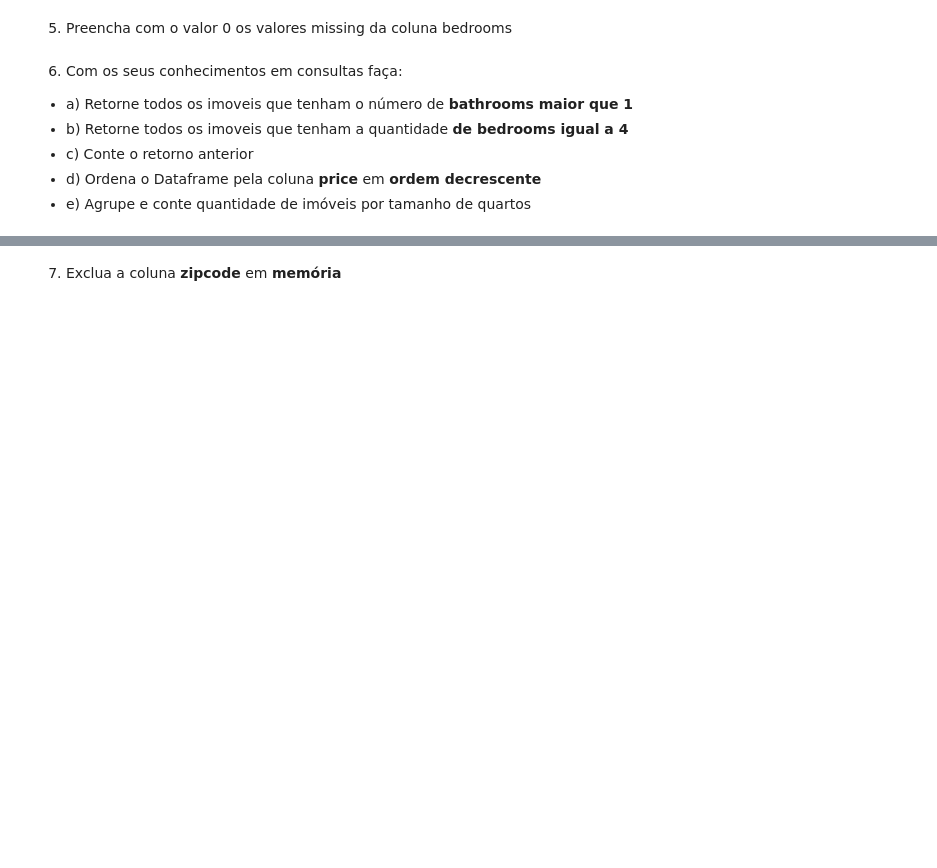
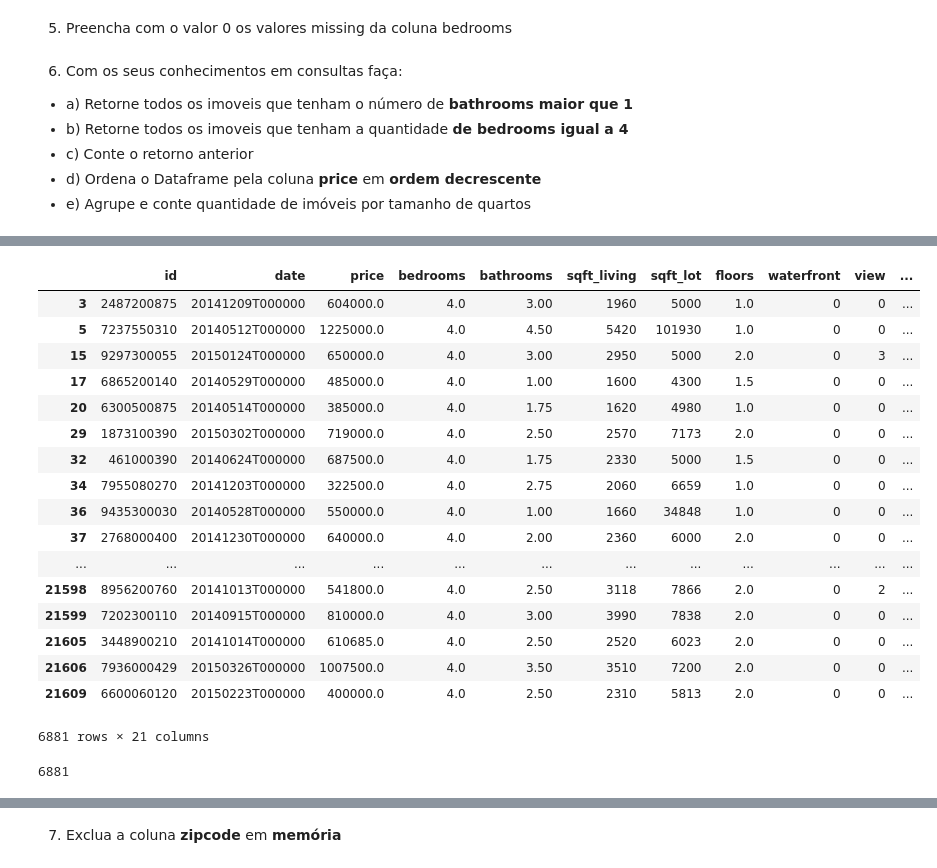
Before and after one commit to willsilvano/minerando-dados-mentoria, a Jupyter notebook: notebooks/exercicios/me-data-analysis-exercicios.ipynb, the cells around one changed output, grey strips where cells are left out. Saved outputs shown, nothing was run; the diff lists cells and outputs as text; code cells hidden in the pictures; blank space fills up the shorter version.

```diff
--- a/notebooks/exercicios/me-data-analysis-exercicios.ipynb
+++ b/notebooks/exercicios/me-data-analysis-exercicios.ipynb
@@ -33,0 +143,27 @@ import pandas as pd
+# %%
+# b) Retorne todos os imoveis que tenham a quantidade de bedrooms igual a 4
+df[df.bedrooms == 4]
+# %% [output]
+|  | id | date | price | bedrooms | bathrooms | sqft_living | sqft_lot | floors | waterfront | view | ... |
+| 3 | 2487200875 | 20141209T000000 | 604000.0 | 4.0 | 3.00 | 1960 | 5000 | 1.0 | 0 | 0 | ... |
+| 5 | 7237550310 | 20140512T000000 | 1225000.0 | 4.0 | 4.50 | 5420 | 101930 | 1.0 | 0 | 0 | ... |
+| 15 | 9297300055 | 20150124T000000 | 650000.0 | 4.0 | 3.00 | 2950 | 5000 | 2.0 | 0 | 3 | ... |
+| 17 | 6865200140 | 20140529T000000 | 485000.0 | 4.0 | 1.00 | 1600 | 4300 | 1.5 | 0 | 0 | ... |
+| 20 | 6300500875 | 20140514T000000 | 385000.0 | 4.0 | 1.75 | 1620 | 4980 | 1.0 | 0 | 0 | ... |
+| 29 | 1873100390 | 20150302T000000 | 719000.0 | 4.0 | 2.50 | 2570 | 7173 | 2.0 | 0 | 0 | ... |
+| 32 | 461000390 | 20140624T000000 | 687500.0 | 4.0 | 1.75 | 2330 | 5000 | 1.5 | 0 | 0 | ... |
+| 34 | 7955080270 | 20141203T000000 | 322500.0 | 4.0 | 2.75 | 2060 | 6659 | 1.0 | 0 | 0 | ... |
+| 36 | 9435300030 | 20140528T000000 | 550000.0 | 4.0 | 1.00 | 1660 | 34848 | 1.0 | 0 | 0 | ... |
+| 37 | 2768000400 | 20141230T000000 | 640000.0 | 4.0 | 2.00 | 2360 | 6000 | 2.0 | 0 | 0 | ... |
+| ... | ... | ... | ... | ... | ... | ... | ... | ... | ... | ... | ... |
+| 21598 | 8956200760 | 20141013T000000 | 541800.0 | 4.0 | 2.50 | 3118 | 7866 | 2.0 | 0 | 2 | ... |
+| 21599 | 7202300110 | 20140915T000000 | 810000.0 | 4.0 | 3.00 | 3990 | 7838 | 2.0 | 0 | 0 | ... |
+| 21605 | 3448900210 | 20141014T000000 | 610685.0 | 4.0 | 2.50 | 2520 | 6023 | 2.0 | 0 | 0 | ... |
+| 21606 | 7936000429 | 20150326T000000 | 1007500.0 | 4.0 | 3.50 | 3510 | 7200 | 2.0 | 0 | 0 | ... |
+| 21609 | 6600060120 | 20150223T000000 | 400000.0 | 4.0 | 2.50 | 2310 | 5813 | 2.0 | 0 | 0 | ... |
+6881 rows × 21 columns
+# %%
+# c) Conte o retorno anterior
+len(df[df.bedrooms == 4])
+# %% [output]
+6881
```
Also changed, not shown: parts of 19 cells of this notebook, 1 other file.
